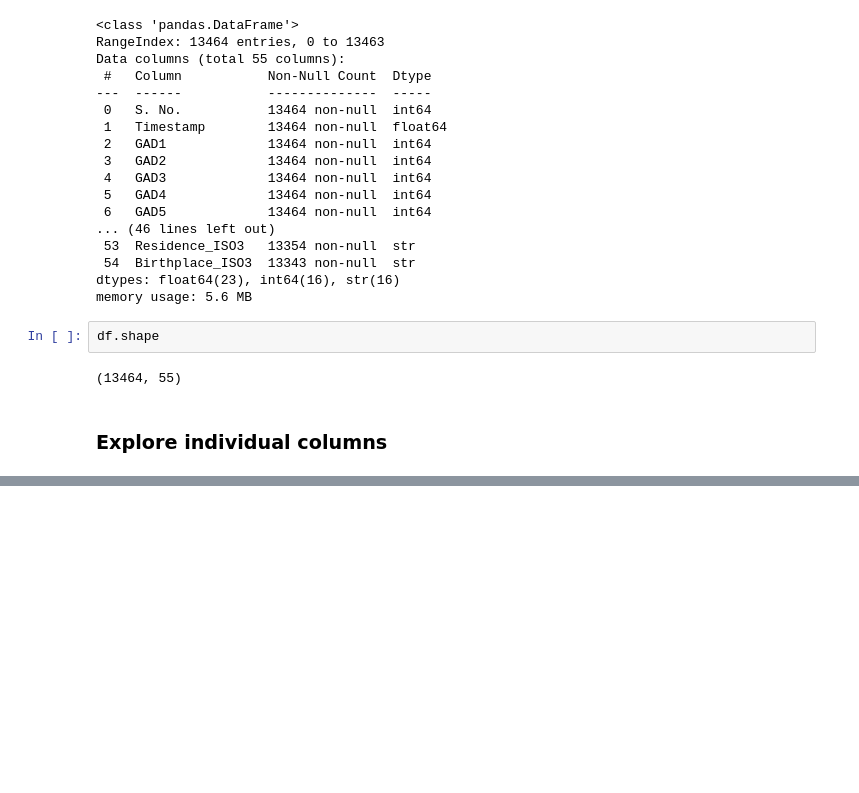
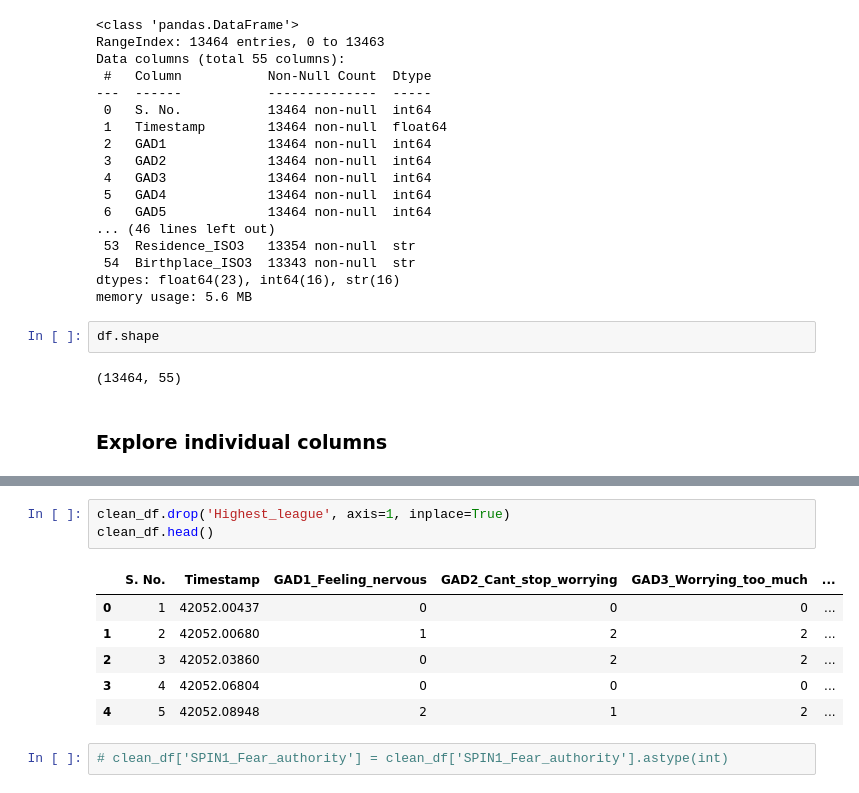
Before and after one commit to amallred/gaming-mental-health-analysis, a Jupyter notebook: data_cleaning.ipynb, the cells around one changed output, grey strips where cells are left out. Drawn from its saved outputs; the diff is of its cells as text; blank space fills up the shorter version.

```diff
--- a/data_cleaning.ipynb
+++ b/data_cleaning.ipynb
@@ -66,0 +180,12 @@ df.describe()
+# %%
+clean_df.drop('Highest_league', axis=1, inplace=True)
+clean_df.head()
+# %% [output]
+|  | S. No. | Timestamp | GAD1_Feeling_nervous | GAD2_Cant_stop_worrying | GAD3_Worrying_too_much | ... |
+| 0 | 1 | 42052.00437 | 0 | 0 | 0 | ... |
+| 1 | 2 | 42052.00680 | 1 | 2 | 2 | ... |
+| 2 | 3 | 42052.03860 | 0 | 2 | 2 | ... |
+| 3 | 4 | 42052.06804 | 0 | 0 | 0 | ... |
+| 4 | 5 | 42052.08948 | 2 | 1 | 2 | ... |
+# %%
+# clean_df['SPIN1_Fear_authority'] = clean_df['SPIN1_Fear_authority'].astype(int)
```
Also changed, not shown: parts of 8 cells of this notebook, 2 other files.
